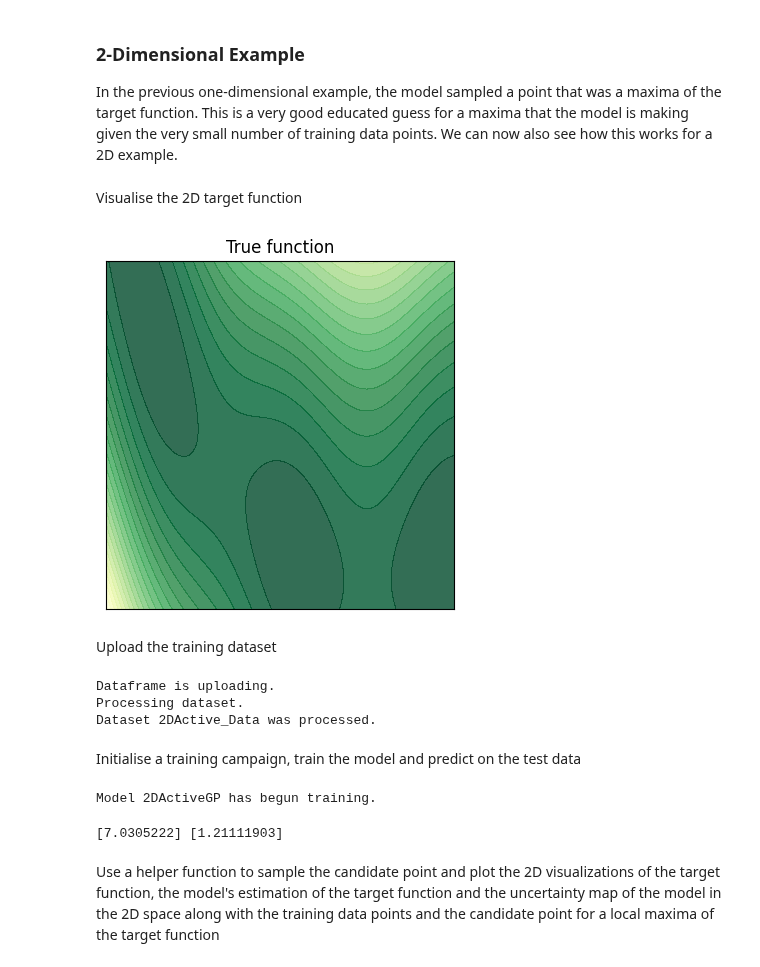
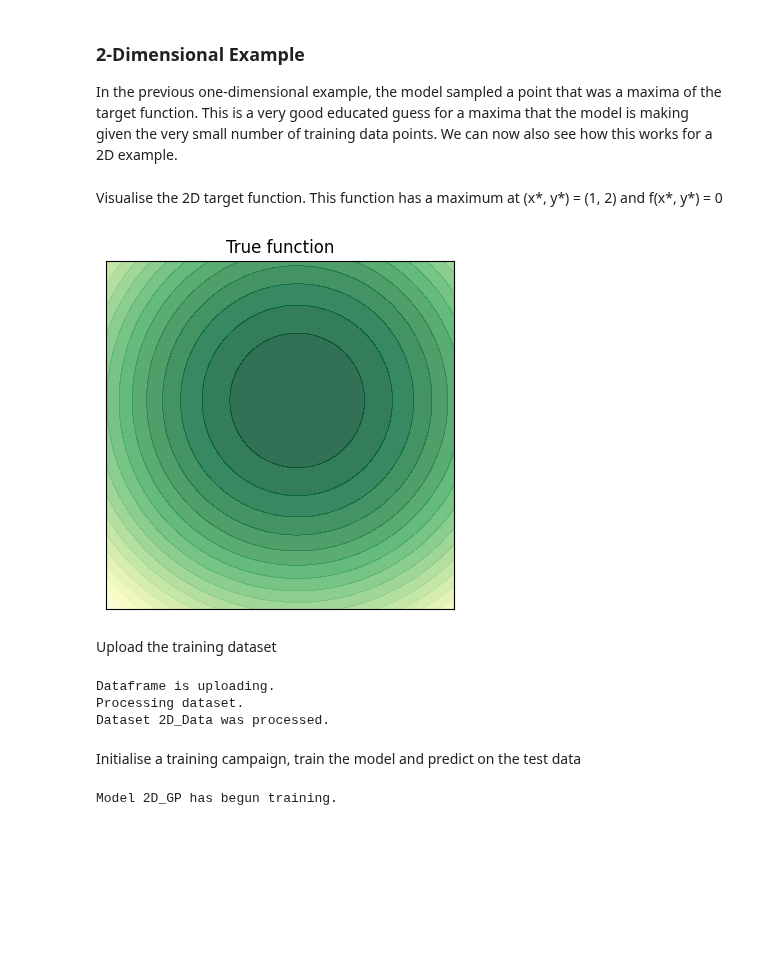
Before and after one commit to digiLab-ai/twinLab-Tutorials, a Jupyter notebook: !18-bayesian_optimisation.ipynb, the cells around one changed output. Drawn from its saved outputs; the diff is of its cells as text; code cells hidden in the pictures; blank space fills up the shorter version.

```diff
--- a/!18-bayesian_optimisation.ipynb
+++ b/!18-bayesian_optimisation.ipynb
@@ -136,21 +139,9 @@ tl.delete_dataset("Training_Data")
 
 In the previous one-dimensional example, the model sampled a point that was a maxima of the target function. This is a very good educated guess for a maxima that the model is making given the very small number of training data points. We can now also see how this works for a 2D example.
 # %%
-# Define a non-linear, 2D function
-def target_function(x, y):
-    # Branin function
-    a = 1
-    b = 5.1 / (4 * np.pi ** 2)
-    c = 5 / np.pi
-    r = 6
-    s = 10
-    t = 1 / (8 * np.pi)
-    return (
-        -(a * (y - b * x ** 2 + c * x - r) ** 2
-        + s * (1 - t) * np.cos(x)
-        + s)
-    )
-
+# A simple 2D quadratic function
+def quadratic(x, y):
+    return -((x - 1) ** 2 + (y - 2) ** 2)
 
 # Plotting function
 def plot_function(
@@ -215,9 +206,9 @@ def plot_function(
                 axs[1, 1].scatter(x_org, y_org, c=color_org, marker=marker_org)
                 axs[1, 2].scatter(x_org, y_org, c=color_org, marker=marker_org)
         if x_max is not None: # Plot candidate points for maxima
-            axs[0, 0].scatter(x_max, y_max, c=color_max, marker=marker_max, label='Maxima candidate')
-            axs[0, 1].scatter(x_max, y_max, c=color_max, marker=marker_max, label='Maxima candidate')
-            axs[0, 2].scatter(x_max, y_max, c=color_max, marker=marker_max, label='Maxima candidate')
+            axs[0, 0].scatter(x_max, y_max, c=color_max, marker=marker_max, label='Maximum candidate')
+            axs[0, 1].scatter(x_max, y_max, c=color_max, marker=marker_max, label='Maximum candidate')
+            axs[0, 2].scatter(x_max, y_max, c=color_max, marker=marker_max, label='Maximum candidate')
             axs[0, 0].legend(loc="upper left")
             axs[0, 1].legend(loc="upper left")
             axs[0, 2].legend(loc="upper left")
@@ -226,56 +217,57 @@ def plot_function(
 
     plt.tight_layout()
     plt.show()
-# %% [markdown]
-Visualise the 2D target function
+# %% [markdown]
+Visualise the 2D target function. This function has a maximum at (x*, y*) = (1, 2) and f(x*, y*) = 0
 # %%
-# Seed the random-number generator
-seed = 5
+seed = 20
 np.random.seed(seed)
 nmesh = 101
-xmin, xmax = -5, 10
-ymin, ymax = 0, 15
 
-# Generate a grid of points and evaluate the function at each point
-x, y = np.linspace(xmin, xmax, nmesh), np.linspace(ymin, ymax, nmesh)
-xx, yy = np.meshgrid(x, y)
-zz = target_function(xx, yy)
+# Define ranges for plotting
+xmin, xmax = -10, 10
+ymin, ymax = -10, 10
+# Generate x and y values
+xx = np.linspace(xmin, xmax, nmesh)
+yy = np.linspace(ymin, ymax, nmesh)
+xx, yy = np.meshgrid(xx, yy)
+zz = quadratic(xx, yy)
 
 # Generate noisy train data
-n_train = 10
+n_train = 15
 err = 0.1
 x_train = np.random.uniform(xmin, xmax, n_train)
 y_train = np.random.uniform(ymin, ymax, n_train)
-z_train = np.random.normal(target_function(x_train, y_train), err, n_train)
+z_train = np.random.normal(quadratic(x_train, y_train), err, n_train)
 
 # Number of new data points to generate each iteration
 num_points = 1
 
 # Plot the data points
 plot_function(xx, yy, zz, x_org=x_train, y_org=y_train)
 
 # Convert to dataframes
 df_train = pd.DataFrame({'x': x_train.flatten(), 'y': y_train.flatten(), 'z': z_train.flatten()})
 df_test = pd.DataFrame({'x': xx.flatten(), 'y': yy.flatten(), 'z': zz.flatten()})
 # %% [output]
-[figure, old version]
+[figure, new version]
 # %% [markdown]
 Upload the training dataset
 # %%
 # Define the name of the dataset
-dataset_id = "2DActive_Data"
+dataset_id = "2D_Data"
 
 # Upload the dataset to the cloud
 tl.upload_dataset(df_train, dataset_id, verbose=True)
 # %% [output]
 Dataframe is uploading.
 Processing dataset.
-Dataset 2DActive_Data was processed.
+Dataset 2D_Data was processed.
 # %% [markdown]
 Initialise a training campaign, train the model and predict on the test data
 # %%
 # Initialise campaign
-campaign_id = "2DActiveGP"
+campaign_id = "2D_GP"
 
 campaign_params = {
     "dataset_id": dataset_id,
@@ -286,16 +278,8 @@ campaign_params = {
 # Start a new campaign and train a surrogate model
 tl.train_campaign(campaign_params, campaign_id, verbose=True)
 
-# Plot inference results
+# Inference on test data
 df_mean, df_stdev = tl.predict_campaign(df_test, campaign_id)
 y_mean, y_stdev = df_mean.values, df_stdev.values
 # %% [output]
-Model 2DActiveGP has begun training.
+Model 2D_GP has begun training.
-# %%
-max_candidates = tl.optimise_campaign(campaign_id, num_points=num_points).values
-x_max, y_max = max_candidates[:, 0], max_candidates[:, 1]
-print(x_max, y_max)
-# %% [output]
-[7.0305222] [1.21111903]
-# %% [markdown]
-Use a helper function to sample the candidate point and plot the 2D visualizations of the target function, the model's estimation of the target function and the uncertainty map of the model in the 2D space along with the training data points and the candidate point for a local maxima of the target function
```
Also changed, not shown: parts of 12 cells of this notebook.
